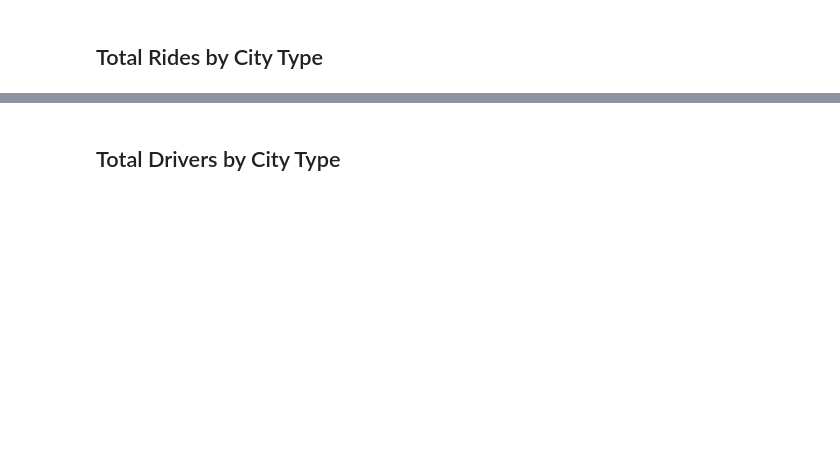
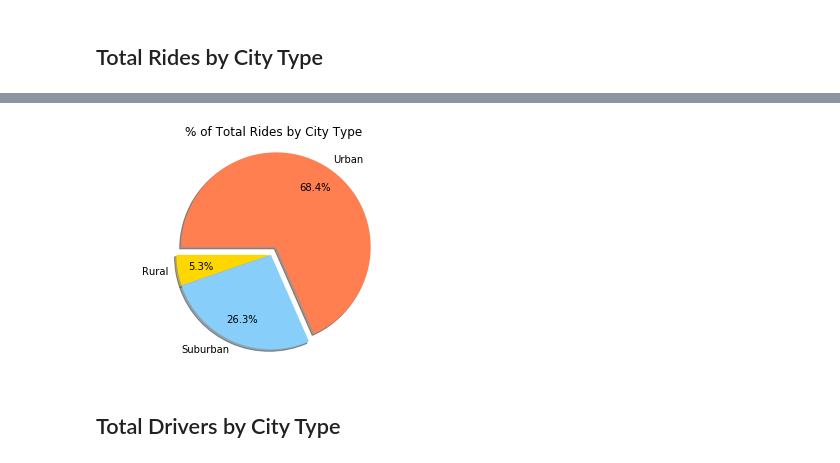
Before and after one commit to Yara1994/Matplotlib-Pyber, a Jupyter notebook: Pyber.ipynb, the cells around one changed output, grey strips where cells are left out. Cells and saved outputs as stored; diff of their text form; code cells hidden in the pictures; blank space fills up the shorter version.

```diff
--- a/Pyber.ipynb
+++ b/Pyber.ipynb
@@ -133,2 +142,30 @@ plt.show()
+# %%
+# Calculate Ride Percents
+
+total_rides = combined_df.groupby(["type"]) # ["ride_id"].count() - can make counts in 1 line
+total_rides = total_rides["ride_id"].count()
+total_rides
+
+# Build Pie Chart
+
+types = ["Rural", "Suburban", "Urban"]
+
+sizes = total_rides
+
+colors = ["gold", "lightskyblue", "coral"]
+
+explode = [0, 0, 0.1]
+
+plt.pie(sizes, explode = explode, labels = types, colors = colors, autopct = "%1.1f%%", shadow = True, startangle = 180, pctdistance=0.75)
+
+plt.axis("equal")
+
+plt.title("% of Total Rides by City Type")
+
+# Save Figure
+
+plt.savefig("Images/Percentage_of_total_rides_by_city_type.png")
+# %% [output]
+[figure, added]
 # %% [markdown]
 ## Total Drivers by City Type
```
Also changed, not shown: parts of 11 cells of this notebook, 4 other files.
